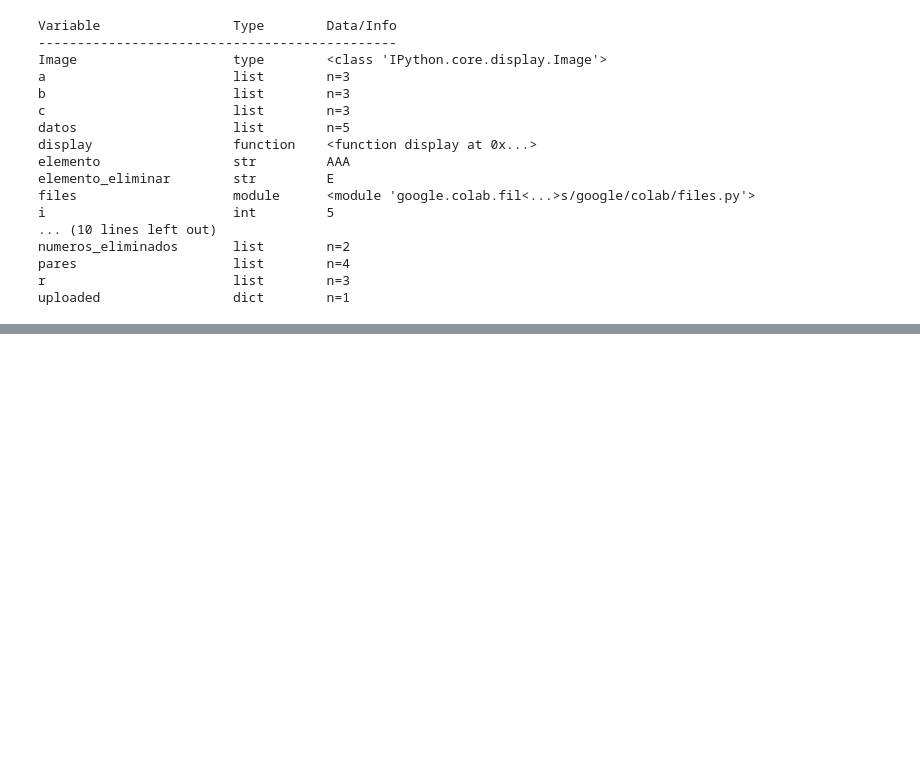
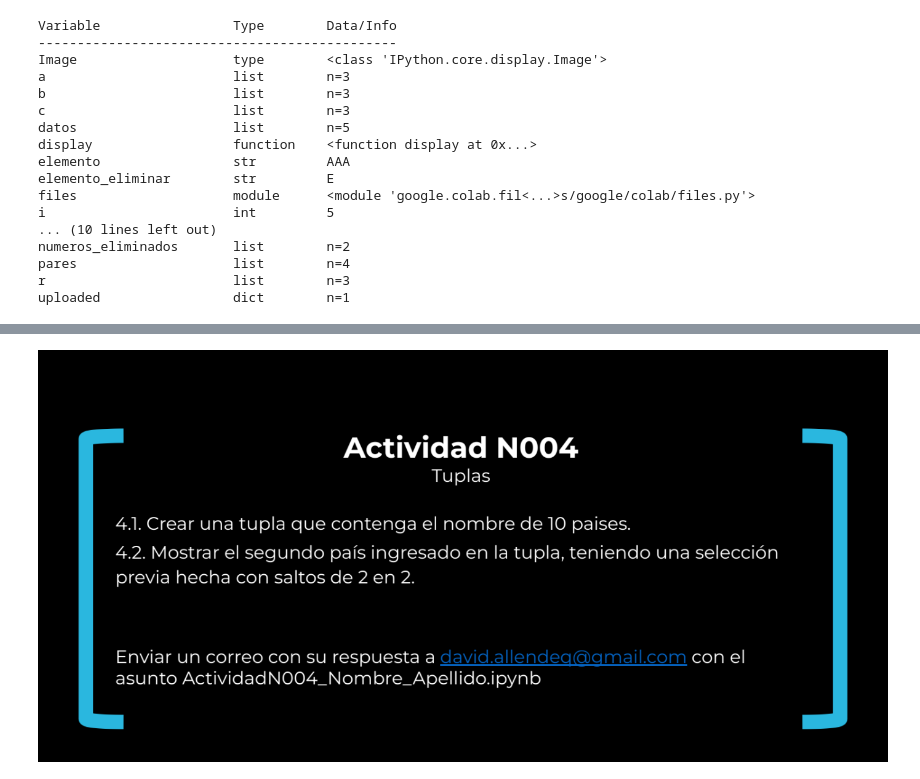
Before and after one commit to ayalavilla079/UTEC-Fundamentos-de-Programacion, a Jupyter notebook: MODULO-II/[3]_Python_UTEC_271124.ipynb, the cells around one changed output, grey strips where cells are left out. Cells and saved outputs as stored; diff of their text form; code cells hidden in the pictures; blank space fills up the shorter version.

```diff
--- a/MODULO-II/[3]_Python_UTEC_271124.ipynb
+++ b/MODULO-II/[3]_Python_UTEC_271124.ipynb
@@ -645,0 +836,7 @@ uploaded                 dict        n=1
+# %%
+from IPython.display import Image, display
+
+# Mostrar la imagen en Colab
+display(Image(filename='Act004_Python_S3.png'))
+# %% [output]
+[figure, added]
```
Also changed, not shown: parts of 52 cells of this notebook.
